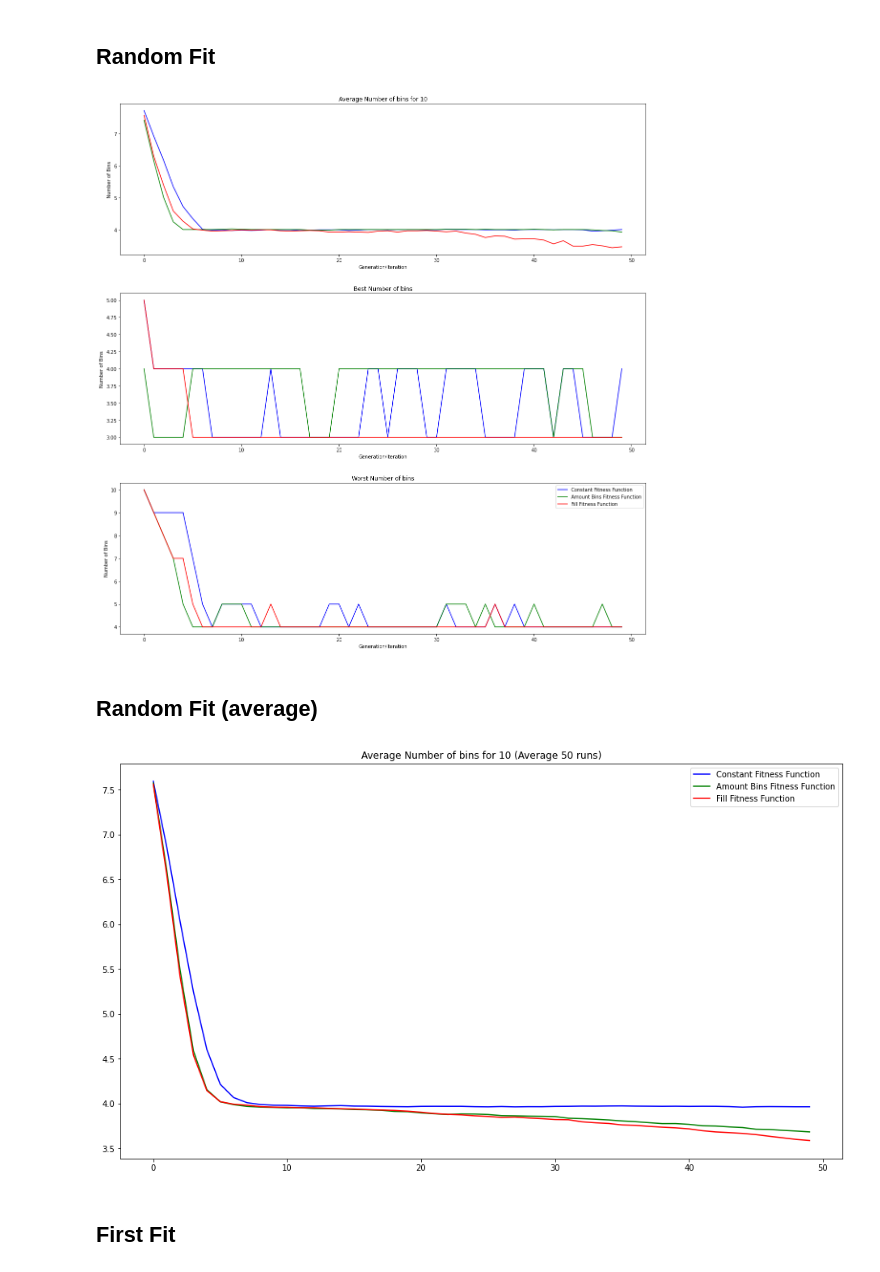
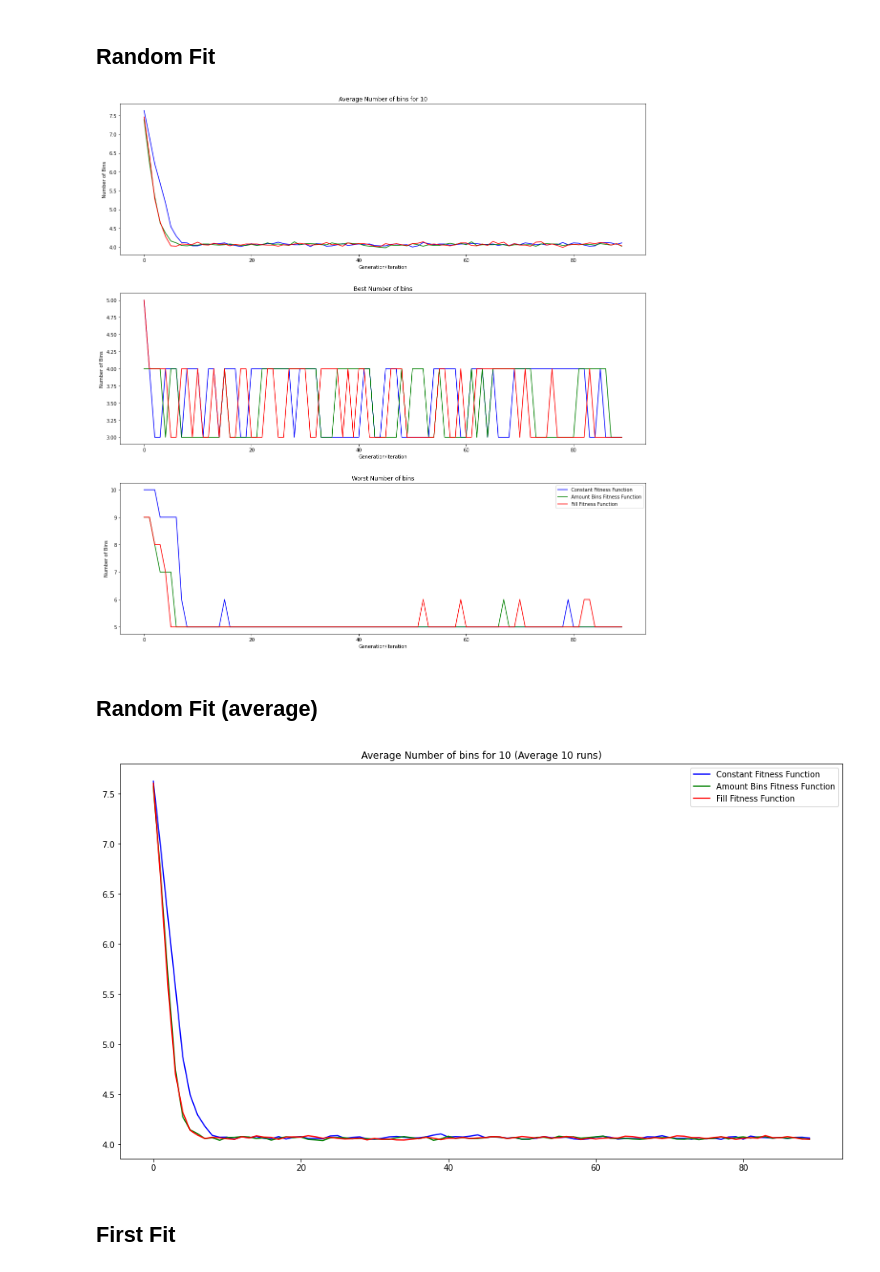
Before and after one commit to schtim/NatureInspiredAlgorithms_Code, a Jupyter notebook: GeneticAlgorithm/TestNotebooks/FitnessFunctionTest.ipynb, the cells around one changed output. Drawn from its saved outputs; the diff is of its cells as text; code cells hidden in the pictures.

```diff
--- a/GeneticAlgorithm/TestNotebooks/FitnessFunctionTest.ipynb
+++ b/GeneticAlgorithm/TestNotebooks/FitnessFunctionTest.ipynb
@@ -46,57 +46,57 @@ Großes Problem 35
 # %% [markdown]
 ## Random Fit
 # %%
-number_generations = 50
-GA = GeneticAlgorithm(small_objects, 40, small_container[0], small_container[1], 0.8, 0.05, number_generations, 'constant', 'random')
+number_generations = 90
+GA = GeneticAlgorithm(small_objects, 100, small_container[0], small_container[1], 0.8, 0.05, number_generations, 'constant', 'random' )
 solution_const, all_time_best_const, average_vals_const, best_vals_const, worst_vals_const, runtime_const = GA.run()
-GA = GeneticAlgorithm(small_objects, 40, small_container[0], small_container[1], 0.8, 0.05, number_generations, 'amount_bins', 'random')
+GA = GeneticAlgorithm(small_objects, 100, small_container[0], small_container[1], 0.8, 0.05, number_generations, 'amount_bins', 'random')
 solution_amount_bins, all_time_best_amount_bins, average_vals_amount_bins, best_vals_amount_bins, worst_vals_amount_bins, runtime_amount_bins = GA.run()
-GA = GeneticAlgorithm(small_objects, 40, small_container[0], small_container[1], 0.8, 0.05, number_generations, 'fill', 'random')
+GA = GeneticAlgorithm(small_objects, 100, small_container[0], small_container[1], 0.8, 0.05, number_generations, 'fill', 'random')
 solution_fill, all_time_best_fill, average_vals_fill, best_vals_fill, worst_vals_fill, runtime_fill = GA.run()
 
 # Plot
 x_vals = np.arange(number_generations)
 # Punkte visualisieren
 fig, ax = plt.subplots(3, figsize=(16,16))
 fig.tight_layout(h_pad=6)
 ax[0].set_title(f'Average Number of bins for {len(small_objects)}')
 ax[0].plot(x_vals, average_vals_const, color="blue", label = 'Constant Fitness Function')
 ax[0].plot(x_vals, average_vals_amount_bins, color="green", label = 'Amount Bins Fitness Function')
 ax[0].plot(x_vals, average_vals_fill, color="red", label = 'Fill Fitness Function')
 ax[0].set_xlabel('Generation/Iteration')
 ax[0].set_ylabel("Number of Bins")
 ax[1].set_title('Best Number of bins')
 ax[1].plot(x_vals, best_vals_const, color="blue", label = 'Constant Fitness Function')
 ax[1].plot(x_vals, best_vals_amount_bins, color="green", label = 'Amount Bins Fitness Function')
 ax[1].plot(x_vals, best_vals_fill, color="red", label = 'Fill Fitness Function')
 ax[1].set_xlabel('Generation/Iteration')
 ax[1].set_ylabel("Number of Bins")
 ax[2].set_title('Worst Number of bins')
 ax[2].plot(x_vals, worst_vals_const, color="blue", label = 'Constant Fitness Function')
 ax[2].plot(x_vals, worst_vals_amount_bins, color="green", label = 'Amount Bins Fitness Function')
 ax[2].plot(x_vals, worst_vals_fill, color="red", label = 'Fill Fitness Function')
 ax[2].set_xlabel('Generation/Iteration')
 ax[2].set_ylabel("Number of Bins")
 
 plt.legend()
 plt.show()
 # %% [output]
-[figure, old version]
+[figure, new version]
 # %% [markdown]
 ## Random Fit (average)
 # %%
 av_number = 10
-number_generations = 50
+number_generations = 90
 average_vals_const = np.zeros((av_number, number_generations))
 average_vals_amount_bins = np.zeros((av_number, number_generations))
 average_vals_fill = np.zeros((av_number, number_generations))
 
 for index in np.arange(av_number):
-    GA = GeneticAlgorithm(small_objects, 40, small_container[0], small_container[1], 0.8, 0.05, number_generations, 'constant', 'random')
+    GA = GeneticAlgorithm(small_objects, 80, small_container[0], small_container[1], 0.8, 0.05, number_generations, 'constant', 'random')
     _,_, average_vals_const[index], _,_,_ = GA.run()
-    GA = GeneticAlgorithm(small_objects, 40, small_container[0], small_container[1], 0.8, 0.05, number_generations, 'amount_bins', 'random')
+    GA = GeneticAlgorithm(small_objects, 80, small_container[0], small_container[1], 0.8, 0.05, number_generations, 'amount_bins', 'random')
     _,_, average_vals_amount_bins[index], _,_,_ = GA.run()
-    GA = GeneticAlgorithm(small_objects, 40, small_container[0], small_container[1], 0.8, 0.05, number_generations, 'fill', 'random')
+    GA = GeneticAlgorithm(small_objects, 80, small_container[0], small_container[1], 0.8, 0.05, number_generations, 'fill', 'random')
     _,_, average_vals_fill[index], _,_,_ = GA.run()
 
 # calc average
@@ -116,7 +116,7 @@ ax.plot(x_vals, average_vals_fill, color="red", label = 'Fill Fitness Function')
 plt.legend()
 plt.show()
 # %% [output]
-[figure, old version]
+[figure, new version]
 # %% [markdown]
 ## First Fit
 # %%
```
Also changed, not shown: parts of 10 cells of this notebook, 6 other files.
